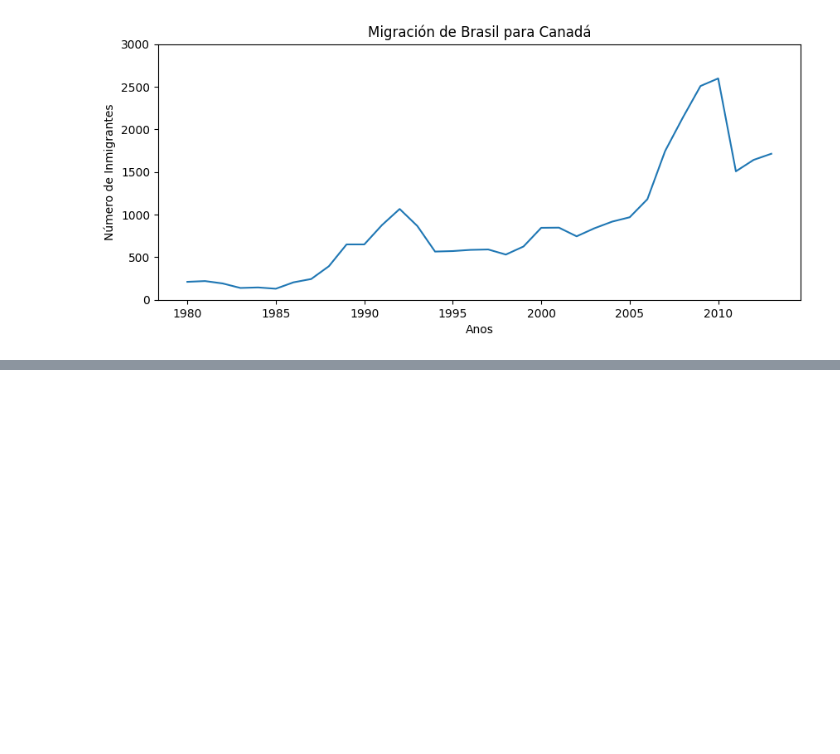
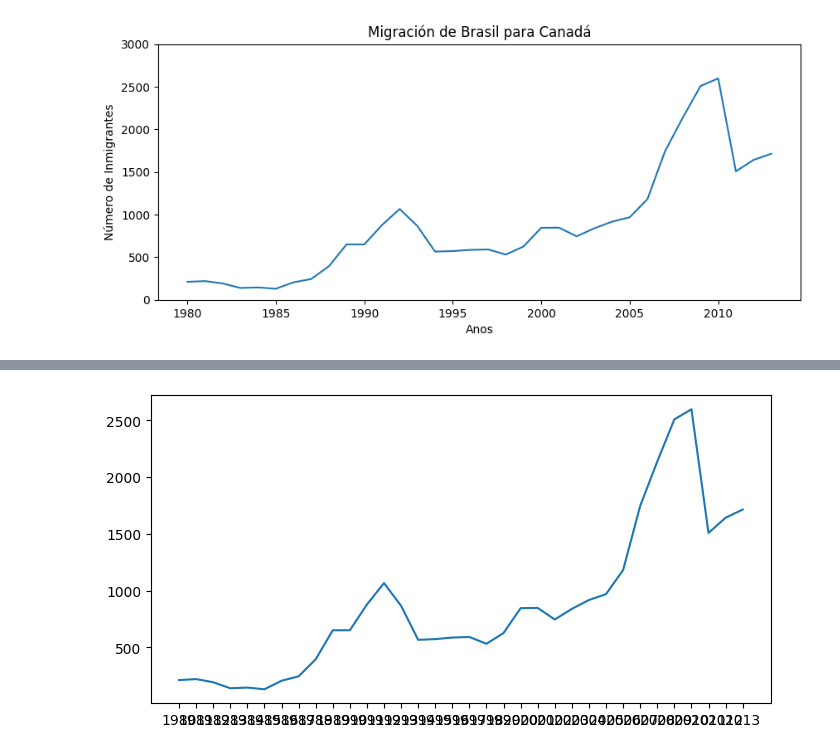
Before and after one commit to ygor-github/data_visualization, a Jupyter notebook: Aula.ipynb, the cells around one changed output, grey strips where cells are left out. Saved outputs shown, nothing was run; the diff lists cells and outputs as text; code cells hidden in the pictures; blank space fills up the shorter version.

```diff
--- a/Aula.ipynb
+++ b/Aula.ipynb
@@ -170,0 +188,7 @@ plt.show() ### Este codigo permite mostrar la visualización del grafico sin mos
+# %%
+# Podemos modificar el tamaño de la figura, usando el parámetro figsize=()
+fig, ax = plt.subplots(figsize=(8,4)) # Esto dará las dimensiones de la figura
+ax.plot(df_brasil['ano'], df_brasil['inmigrantes']) # Aqui pasamos los valores que tendrán los ejes ( x, y)
+plt.show() #Esto permite imprimir la figura sin mostrar datos de almacenamiento en memoria
+# %% [output]
+[figure, added]
```
Also changed, not shown: parts of 6 cells of this notebook.
